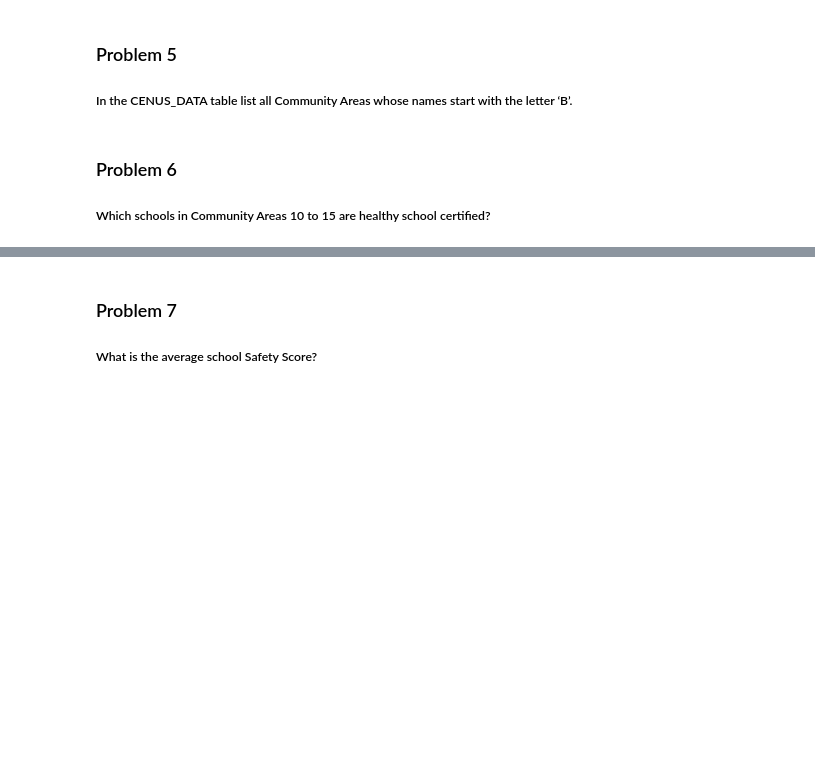
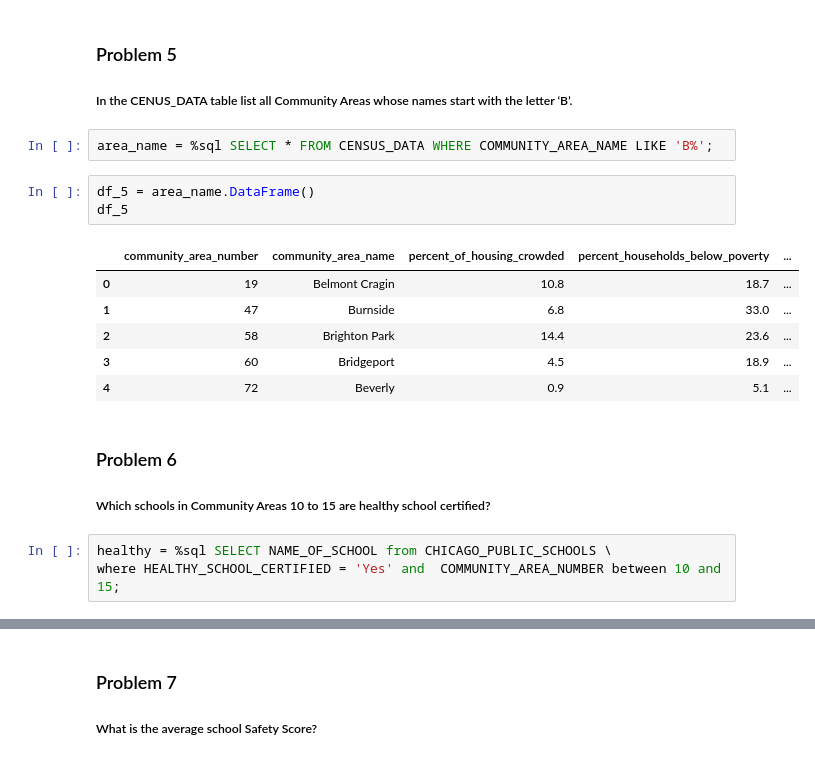
Before and after one commit to diovani-dupont/Chicago_DB, a Jupyter notebook: DB0201EN-Week4-2-2-PeerAssign.ipynb, the cells around one changed output, grey strips where cells are left out. Cells and saved outputs as stored; diff of their text form; blank space fills up the shorter version.

```diff
--- a/DB0201EN-Week4-2-2-PeerAssign.ipynb
+++ b/DB0201EN-Week4-2-2-PeerAssign.ipynb
@@ -128,7 +126,22 @@ Hint: Which column lists types of crimes e.g. THEFT?
 ### Problem 5
 
 ##### In the CENUS_DATA table list all Community Areas whose names start with the letter ‘B’.
+# %%
+area_name = %sql SELECT * FROM CENSUS_DATA WHERE COMMUNITY_AREA_NAME LIKE 'B%';
+# %%
+df_5 = area_name.DataFrame()
+df_5
+# %% [output]
+|  | community_area_number | community_area_name | percent_of_housing_crowded | percent_households_below_poverty | ... |
+| 0 | 19 | Belmont Cragin | 10.8 | 18.7 | ... |
+| 1 | 47 | Burnside | 6.8 | 33.0 | ... |
+| 2 | 58 | Brighton Park | 14.4 | 23.6 | ... |
+| 3 | 60 | Bridgeport | 4.5 | 18.9 | ... |
+| 4 | 72 | Beverly | 0.9 | 5.1 | ... |
 # %% [markdown]
 ### Problem 6
 
 ##### Which schools in Community Areas 10 to 15 are healthy school certified?
+# %%
+healthy = %sql SELECT NAME_OF_SCHOOL from CHICAGO_PUBLIC_SCHOOLS \
+where HEALTHY_SCHOOL_CERTIFIED = 'Yes' and  COMMUNITY_AREA_NUMBER between 10 and 15;
```
Also changed, not shown: parts of 27 cells of this notebook.
